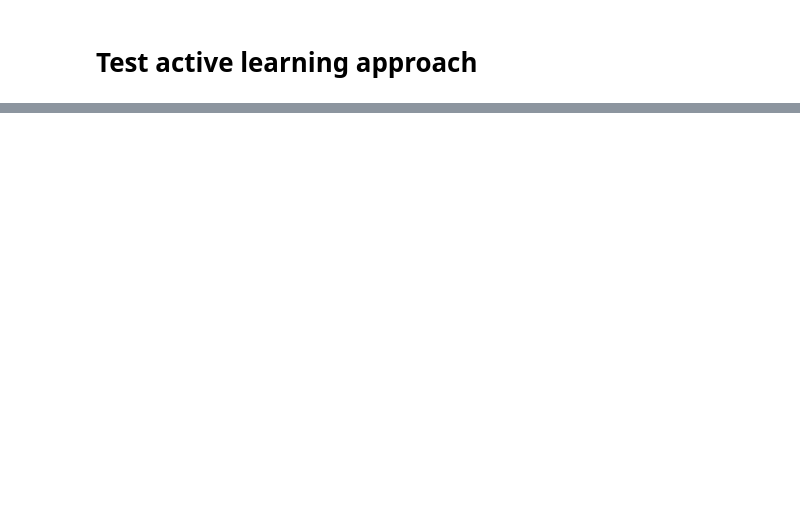
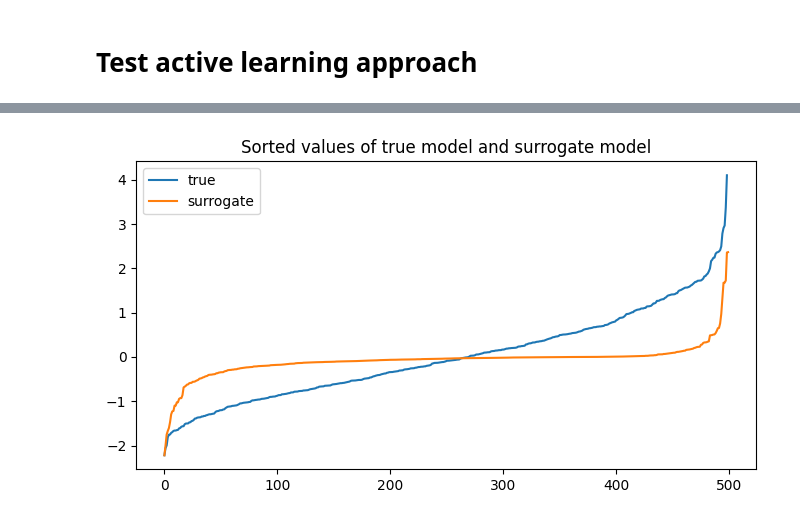
Before and after one commit to etrieschman/grid-planner, a Jupyter notebook: code/test_active_opt.ipynb, the cells around one changed output, grey strips where cells are left out. Saved outputs shown, nothing was run; the diff lists cells and outputs as text; code cells hidden in the pictures; blank space fills up the shorter version.

```diff
--- a/code/test_active_opt.ipynb
+++ b/code/test_active_opt.ipynb
@@ -48,2 +28,0 @@ Expression(UNKNOWN, NONNEGATIVE, (49, 1))
-# %%
-obj = cp.log(cp.sum(cp.exp(-cp.vstack([cp.quad_form(x, np.identity(d)) + x.T @ M[i,j] - B[i,j] for i in range(k) for j in range(k)]))))
@@ -74,0 +276,9 @@ ValueError: Expressions of dimension greater than 2 are not supported.
+# %%
+plt.figure(figsize=(8,4))
+plt.plot(np.sort(fscale), label='true')
+plt.plot(np.sort(fpred), label='surrogate')
+plt.title('Sorted values of true model and surrogate model')
+plt.legend()
+plt.show()
+# %% [output]
+[figure, added]
```
Also changed, not shown: parts of 27 cells of this notebook, 10 other files.
